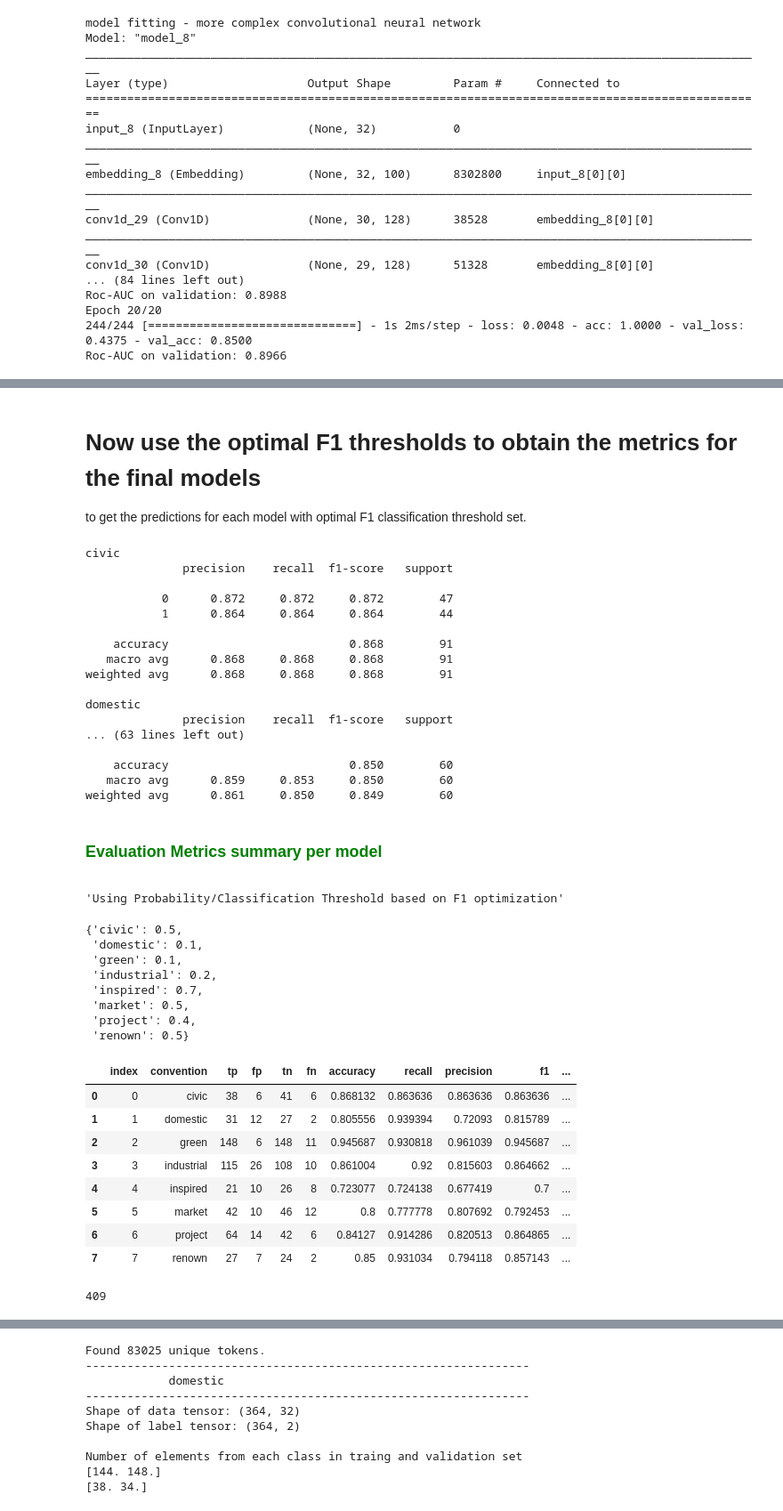
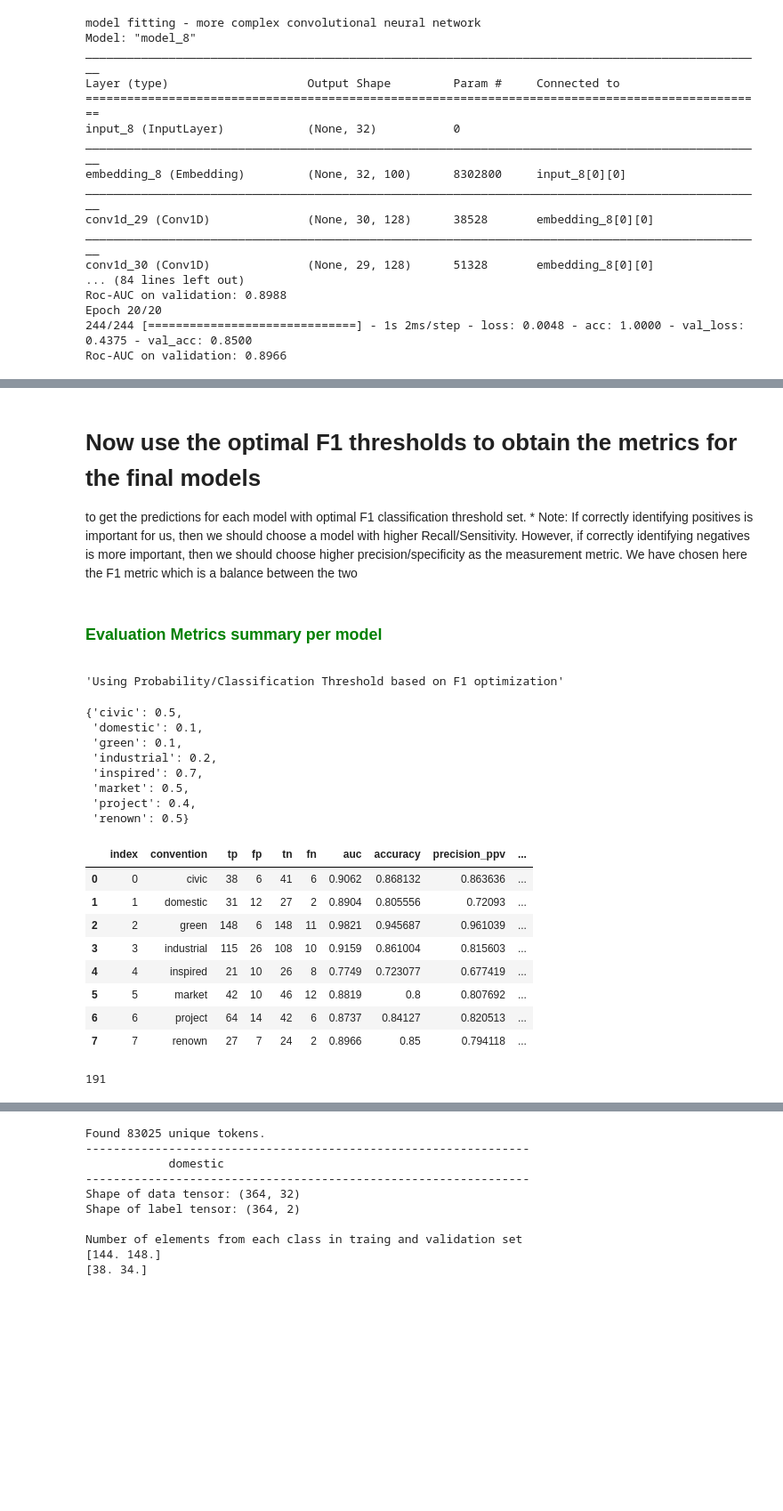
Before and after one commit to aideenf/AIVC, a Jupyter notebook: cp_wssc/Paper experiments.ipynb, the cells around one changed output, grey strips where cells are left out. Shown at 89% size. Cells and saved outputs as stored; diff of their text form; code cells hidden in the pictures; blank space fills up the shorter version.

```diff
--- a/cp_wssc/Paper experiments.ipynb
+++ b/cp_wssc/Paper experiments.ipynb
@@ -570,80 +753,67 @@ The best of each evaluation metric for model domestic
 # %% [markdown]
 # Now use the optimal F1 thresholds to obtain the metrics for the final models
 to get the predictions for each model with optimal F1 classification threshold set.
+    * Note: If correctly identifying positives is important for us, then we should choose a model with higher Recall/Sensitivity. However, if correctly identifying negatives is more important, then we should choose higher precision/specificity as the measurement metric. We have chosen here the F1 metric which is a balance between the two
 # %%
 result_for_all_conventions = pd.DataFrame(columns=['convention','tp','fp','tn','fn'])
 count = 0
 for k in _DLModels.keys():
-    print (k)
+
     tn_dict = {}
     fp_dict = {}
     fn_dict = {}
     tp_dict = {}
+
 
     my_model = _DLModels[k]
     my_data_x = _DLData_val_x[k]
     my_data_y = [int(x[0]<x[1]) for x in _DLData_val_y[k]]
     preds = my_model.predict(my_data_x)
     model_threshold = dict_opt_f1_threshold[k]
-
     y_pred = get_positive_preds_with_threshold(preds,model_threshold)
     confusion_matrix = metrics.confusion_matrix(my_data_y, y_pred)
-    print(metrics.classification_report(my_data_y, y_pred, digits=3))
+    #print(metrics.classification_report(my_data_y, y_pred, digits=3)) #used it to compare metrics.
+
     tn, fp, fn, tp = confusion_matrix.ravel()
 
     tn_dict[k] = tn
     fp_dict[k] = fp
     fn_dict[k] = fn
     tp_dict[k] = tp
     #a selection of metrics  in dictionary format for each convention(k)
     result_df = pd.DataFrame({'convention': k,
                               'tp': tp,
                               'fp': fp,
                               'tn': tn,
-                              'fn': fn },index=[count])
-    result_for_all_conventions = pd.concat([result_for_all_conventions,result_df])
+                              'fn': fn,
+                              'auc':dict_roc_auc[k]}, index=[count])
+    result_for_all_conventions = pd.concat([result_for_all_conventions,result_df], sort = False)
     count = count+1
 result_for_all_conventions = result_for_all_conventions.reset_index(drop=False)
 final_models_metrics = calculate_final_models_metrics(result_for_all_conventions)
 display (HTML("<font color = green><h3><left>Evaluation Metrics summary per model</left></h3></font>"))
 display("Using Probability/Classification Threshold based on F1 optimization", dict_opt_f1_threshold)
 display (final_models_metrics)
+
 gc.collect()
 # %% [output]
+Evaluation Metrics summary per model
-civic
-              precision    recall  f1-score   support
-
-           0      0.872     0.872     0.872        47
-           1      0.864     0.864     0.864        44
-
-    accuracy                          0.868        91
-   macro avg      0.868     0.868     0.868        91
-weighted avg      0.868     0.868     0.868        91
-
-domestic
-              precision    recall  f1-score   support
-... (63 lines left out)
-
-    accuracy                          0.850        60
-   macro avg      0.859     0.853     0.850        60
-weighted avg      0.861     0.850     0.849        60
+'Using Probability/Classification Threshold based on F1 optimization'
-Evaluation Metrics summary per model
-'Using Probability/Classification Threshold based on F1 optimization'
+{'civic': 0.5,
+ 'domestic': 0.1,
+ 'green': 0.1,
+ 'industrial': 0.2,
+ 'inspired': 0.7,
+ 'market': 0.5,
+ 'project': 0.4,
+ 'renown': 0.5}
+|  | index | convention | tp | fp | tn | fn | auc | accuracy | precision_ppv | ... |
+| 0 | 0 | civic | 38 | 6 | 41 | 6 | 0.9062 | 0.868132 | 0.863636 | ... |
+| 1 | 1 | domestic | 31 | 12 | 27 | 2 | 0.8904 | 0.805556 | 0.72093 | ... |
+| 2 | 2 | green | 148 | 6 | 148 | 11 | 0.9821 | 0.945687 | 0.961039 | ... |
+| 3 | 3 | industrial | 115 | 26 | 108 | 10 | 0.9159 | 0.861004 | 0.815603 | ... |
+| 4 | 4 | inspired | 21 | 10 | 26 | 8 | 0.7749 | 0.723077 | 0.677419 | ... |
+| 5 | 5 | market | 42 | 10 | 46 | 12 | 0.8819 | 0.8 | 0.807692 | ... |
+| 6 | 6 | project | 64 | 14 | 42 | 6 | 0.8737 | 0.84127 | 0.820513 | ... |
+| 7 | 7 | renown | 27 | 7 | 24 | 2 | 0.8966 | 0.85 | 0.794118 | ... |
-{'civic': 0.5,
- 'domestic': 0.1,
- 'green': 0.1,
- 'industrial': 0.2,
- 'inspired': 0.7,
- 'market': 0.5,
- 'project': 0.4,
- 'renown': 0.5}
+191
-|  | index | convention | tp | fp | tn | fn | accuracy | recall | precision | f1 | ... |
-| 0 | 0 | civic | 38 | 6 | 41 | 6 | 0.868132 | 0.863636 | 0.863636 | 0.863636 | ... |
-| 1 | 1 | domestic | 31 | 12 | 27 | 2 | 0.805556 | 0.939394 | 0.72093 | 0.815789 | ... |
-| 2 | 2 | green | 148 | 6 | 148 | 11 | 0.945687 | 0.930818 | 0.961039 | 0.945687 | ... |
-| 3 | 3 | industrial | 115 | 26 | 108 | 10 | 0.861004 | 0.92 | 0.815603 | 0.864662 | ... |
-| 4 | 4 | inspired | 21 | 10 | 26 | 8 | 0.723077 | 0.724138 | 0.677419 | 0.7 | ... |
-| 5 | 5 | market | 42 | 10 | 46 | 12 | 0.8 | 0.777778 | 0.807692 | 0.792453 | ... |
-| 6 | 6 | project | 64 | 14 | 42 | 6 | 0.84127 | 0.914286 | 0.820513 | 0.864865 | ... |
-| 7 | 7 | renown | 27 | 7 | 24 | 2 | 0.85 | 0.931034 | 0.794118 | 0.857143 | ... |
-409
```
Also changed, not shown: parts of 16 cells of this notebook.
